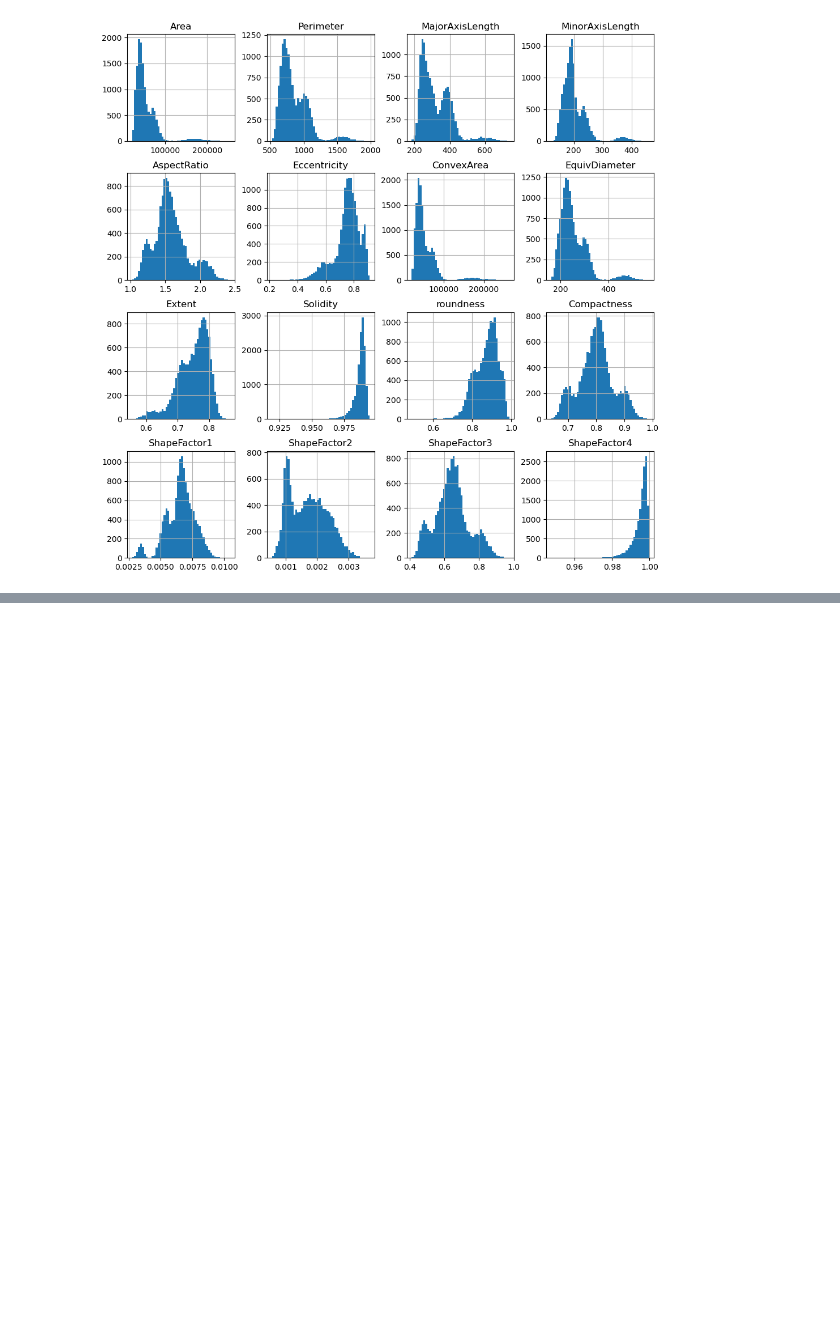
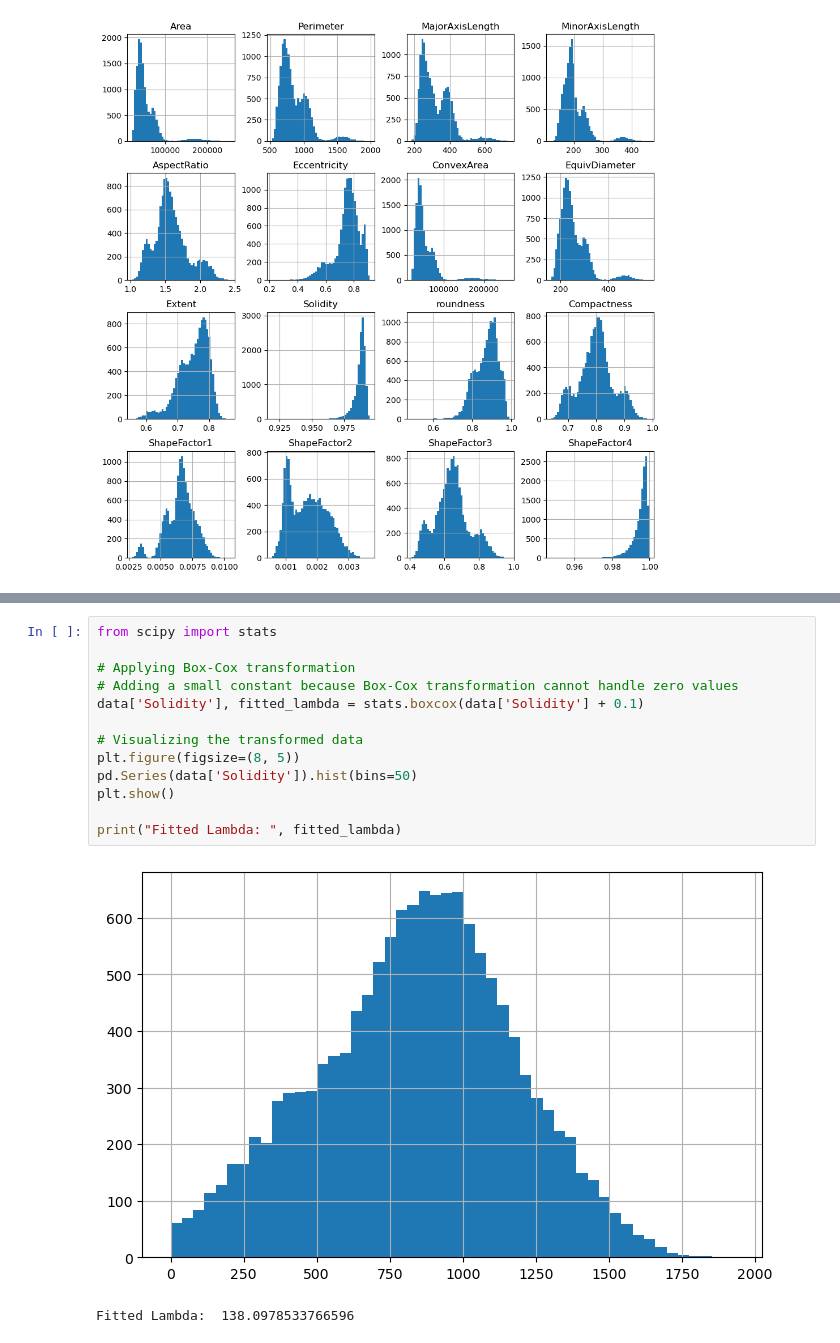
Before and after one commit to MaxNoLV/ml_pa_project, a Jupyter notebook: beans_class_project.ipynb, the cells around one changed output, grey strips where cells are left out. Saved outputs shown, nothing was run; the diff lists cells and outputs as text; blank space fills up the shorter version.

```diff
--- a/ifd_class_project.ipynb
+++ b/beans_class_project.ipynb
@@ -79,0 +96,16 @@ plt.show()
+# %%
+from scipy import stats
+
+# Applying Box-Cox transformation
+# Adding a small constant because Box-Cox transformation cannot handle zero values
+data['Solidity'], fitted_lambda = stats.boxcox(data['Solidity'] + 0.1)
+
+# Visualizing the transformed data
+plt.figure(figsize=(8, 5))
+pd.Series(data['Solidity']).hist(bins=50)
+plt.show()
+
+print("Fitted Lambda: ", fitted_lambda)
+# %% [output]
+[figure, added]
+Fitted Lambda:  138.0978533766596
```
Also changed, not shown: parts of 6 cells of this notebook, 2 other files.
